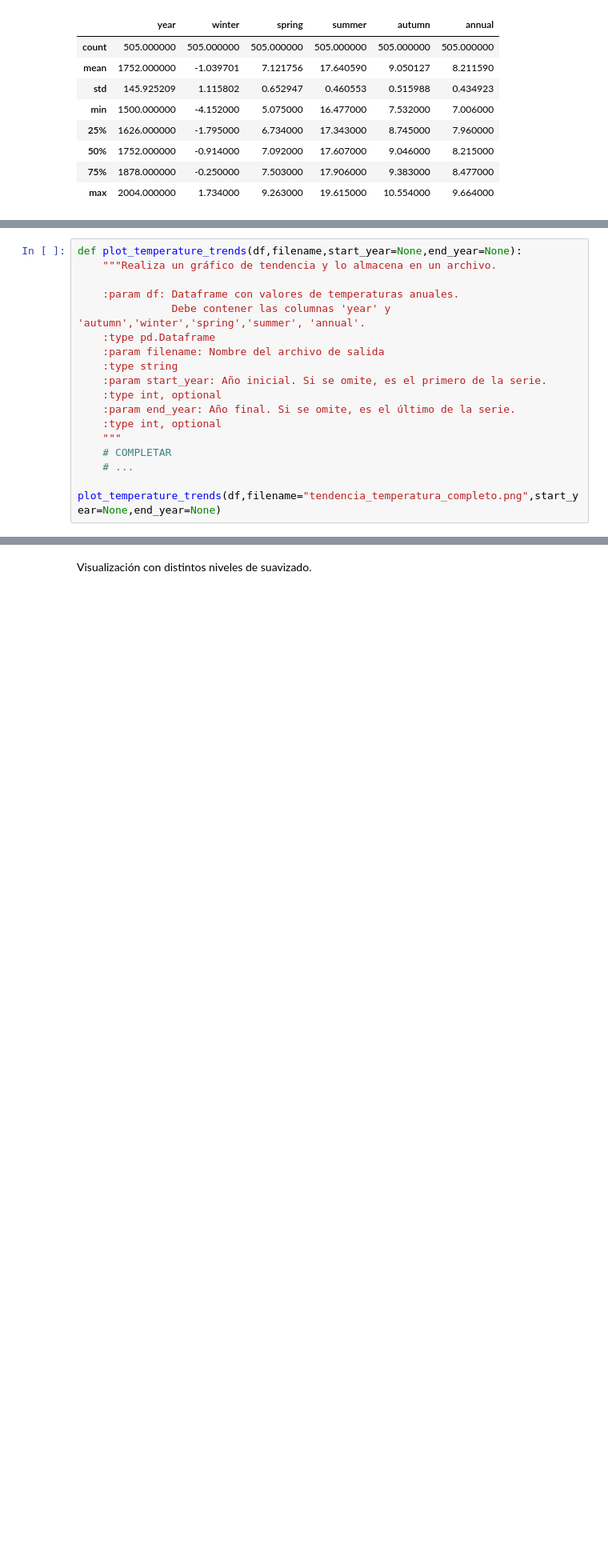
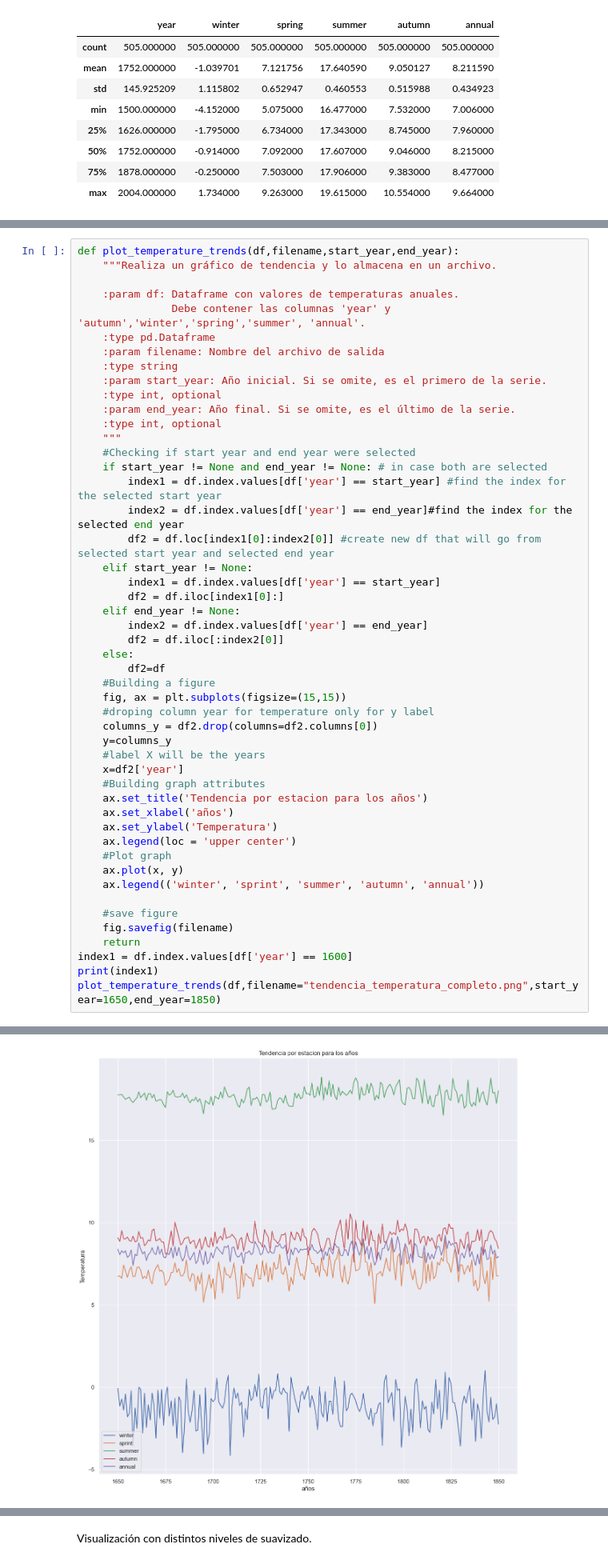
Before and after one commit to Hector242/CEIA_Analisis_de_datos, a Jupyter notebook: clase_1/practicas/AdA_TP1_temperatures.ipynb, the cells around one changed output, grey strips where cells are left out. Shown: that part at 80% size. Drawn from its saved outputs; the diff is of its cells as text; blank space fills up the shorter version.

```diff
--- a/clase_1/practicas/AdA_TP1_temperatures.ipynb
+++ b/clase_1/practicas/AdA_TP1_temperatures.ipynb
@@ -139,7 +139,7 @@ No obstante, para tener una visión más completa, es conveniente recurrir a un
 
 Escribir una función *plot_temperature_trends* que permita graficar la tendencia de las series correspondientes a las cuatro estaciones para los años indicados. Si no se especifica ningún año de inicio y/o fin utilizar el mínimo y máximo de la serie respectivamente.
 # %%
-def plot_temperature_trends(df,filename,start_year=None,end_year=None):
+def plot_temperature_trends(df,filename,start_year,end_year):
     """Realiza un gráfico de tendencia y lo almacena en un archivo.
 
     :param df: Dataframe con valores de temperaturas anuales.
@@ -152,7 +152,39 @@ def plot_temperature_trends(df,filename,start_year=None,end_year=None):
     :param end_year: Año final. Si se omite, es el último de la serie.
     :type int, optional
     """
-    # COMPLETAR
-    # ...
+    #Checking if start year and end year were selected
+    if start_year != None and end_year != None: # in case both are selected
+        index1 = df.index.values[df['year'] == start_year] #find the index for the selected start year
+        index2 = df.index.values[df['year'] == end_year]#find the index for the selected end year
+        df2 = df.loc[index1[0]:index2[0]] #create new df that will go from selected start year and selected end year
+    elif start_year != None:
+        index1 = df.index.values[df['year'] == start_year]
+        df2 = df.iloc[index1[0]:]
+    elif end_year != None:
+        index2 = df.index.values[df['year'] == end_year]
+        df2 = df.iloc[:index2[0]]
+    else:
+        df2=df
+    #Building a figure
+    fig, ax = plt.subplots(figsize=(15,15))
+    #droping column year for temperature only for y label
+    columns_y = df2.drop(columns=df2.columns[0])
+    y=columns_y
+    #label X will be the years
+    x=df2['year']
+    #Building graph attributes
+    ax.set_title('Tendencia por estacion para los años')
+    ax.set_xlabel('años')
+    ax.set_ylabel('Temperatura')
+    ax.legend(loc = 'upper center')
+    #Plot graph
+    ax.plot(x, y)
+    ax.legend(('winter', 'sprint', 'summer', 'autumn', 'annual'))
 
-plot_temperature_trends(df,filename="tendencia_temperatura_completo.png",start_year=None,end_year=None)
+    #save figure
+    fig.savefig(filename)
+    return
+index1 = df.index.values[df['year'] == 1600]
+print(index1)
+plot_temperature_trends(df,filename="tendencia_temperatura_completo.png",start_year=1650,end_year=1850)
+# %% [output]
@@ -159,3 +193,4 @@ plot_temperature_trends(df,filename="tendencia_temperatura_completo.png",start_y
+[figure, added]
 # %% [markdown]
 Del gráfico anterior, podemos realizar las siguientes observaciones:
 
```
Also changed, not shown: parts of 1 cell of this notebook, 1 other file.
